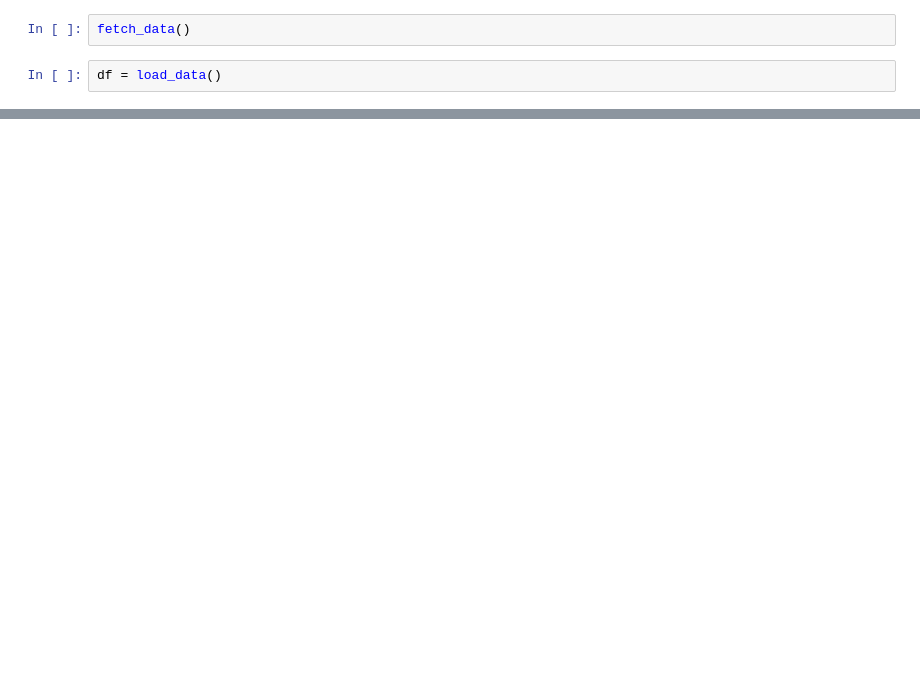
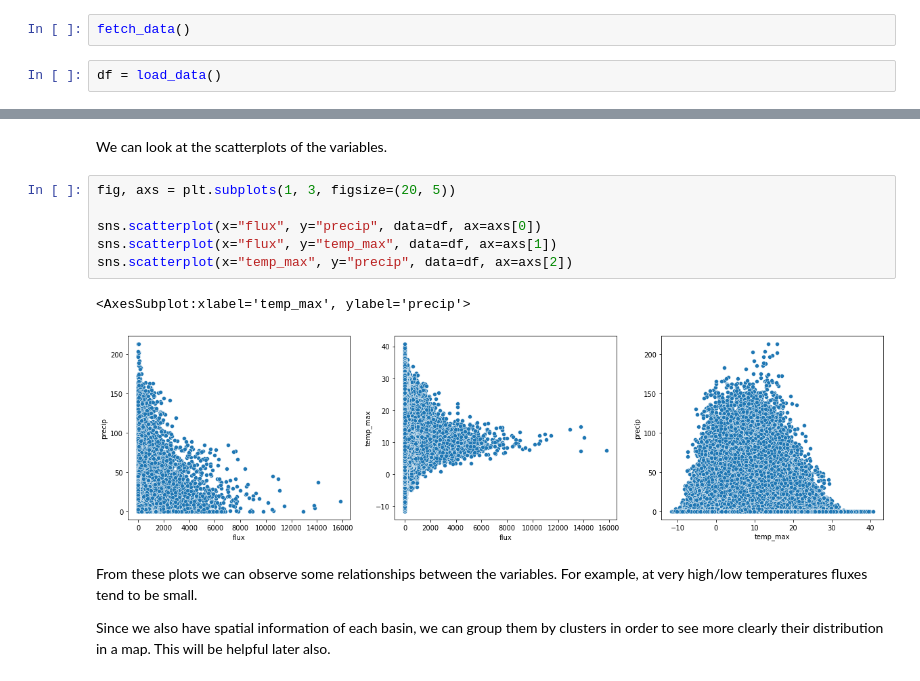
Before and after one commit to fmzhz/watershed-challenge, a Jupyter notebook: notebooks/watersheds.ipynb, the cells around one changed output, grey strips where cells are left out. Drawn from its saved outputs; the diff is of its cells as text; blank space fills up the shorter version.

```diff
--- a/notebooks/watersheds.ipynb
+++ b/notebooks/watersheds.ipynb
@@ -58,0 +211,16 @@ df = load_data()
+# %% [markdown]
+We can look at the scatterplots of the variables.
+# %%
+fig, axs = plt.subplots(1, 3, figsize=(20, 5))
+
+sns.scatterplot(x="flux", y="precip", data=df, ax=axs[0])
+sns.scatterplot(x="flux", y="temp_max", data=df, ax=axs[1])
+sns.scatterplot(x="temp_max", y="precip", data=df, ax=axs[2])
+# %% [output]
+<AxesSubplot:xlabel='temp_max', ylabel='precip'>
+[figure, added]
+# %% [markdown]
+From these plots we can observe some relationships between the variables. For example, at very high/low temperatures fluxes tend to be small.
+
+Since we also have spatial information of each basin, we can group them by clusters in order to see more clearly their distribution in a map.
+This will be helpful later also.
```
Also changed, not shown: parts of 99 cells of this notebook.
